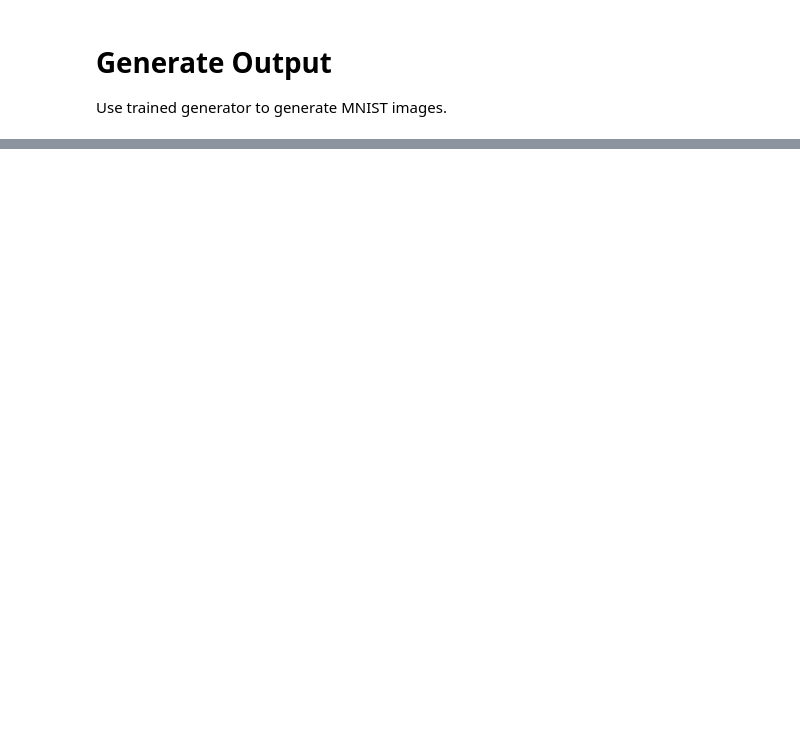
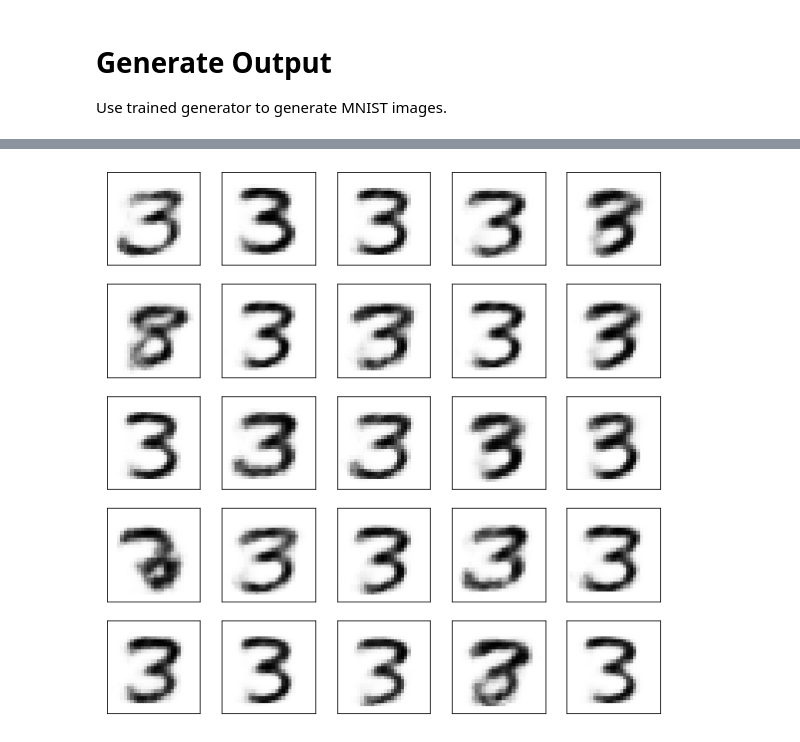
Before and after one commit to hillspen/qgan, a Jupyter notebook: QGAN.ipynb, the cells around one changed output, grey strips where cells are left out. Cells and saved outputs as stored; diff of their text form; code cells hidden in the pictures; blank space fills up the shorter version.

```diff
--- a/QGAN.ipynb
+++ b/QGAN.ipynb
@@ -464,0 +398,9 @@ display_image(image, 1)
+# %%
+images = []
+outputs = []
+for i in range(25):
+    outputs.append((generate_output(gen_weights, shots=10) + 1) / 2)
+images = [decode(dec, x.reshape(1, -1), scaler).reshape((28, 28)) for x in outputs]
+display_image(images, 25)
+# %% [output]
+[figure, added]
```
Also changed, not shown: parts of 13 cells of this notebook.
